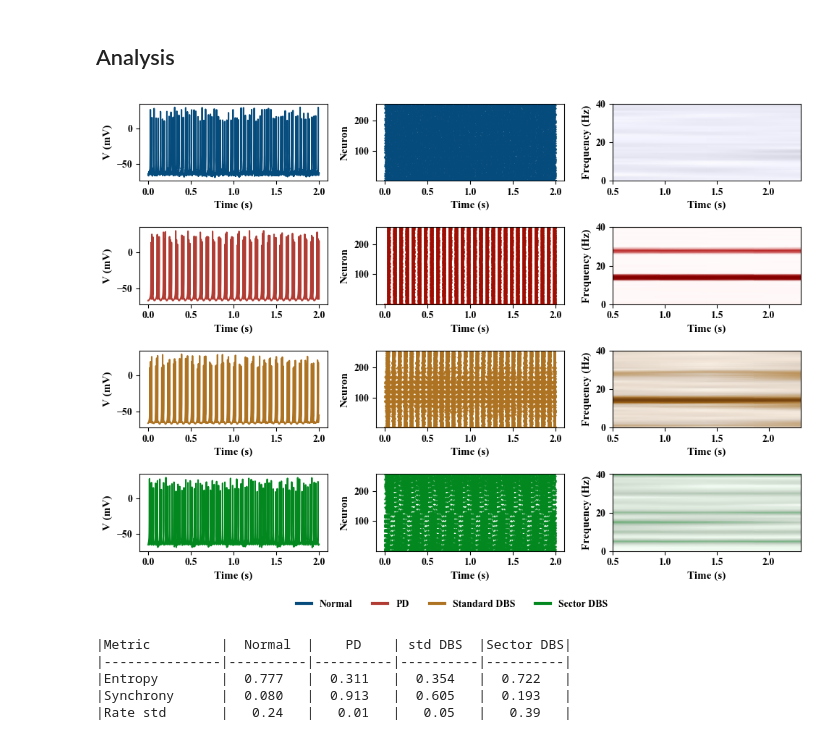
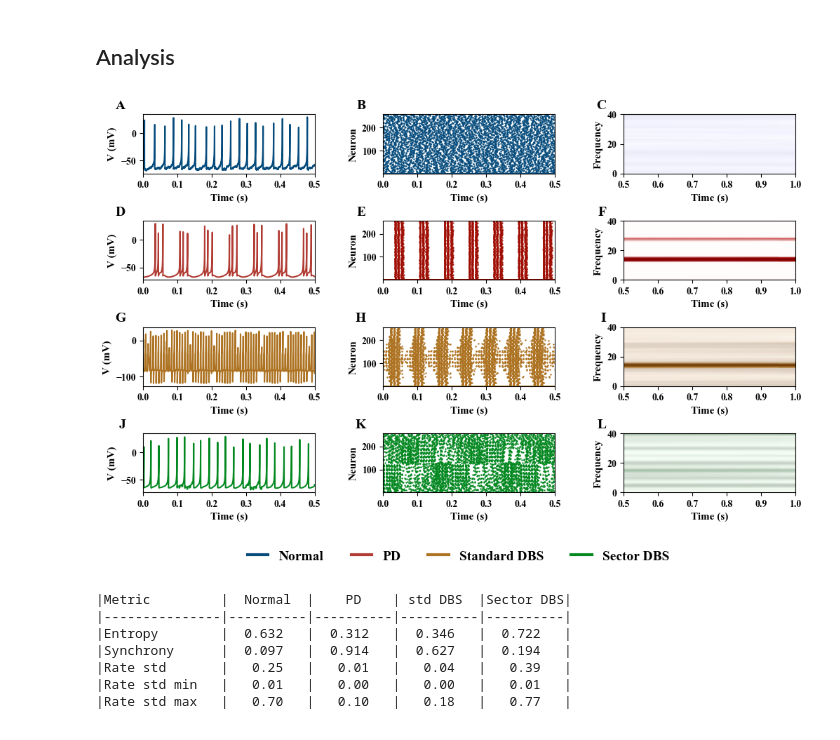
Before and after one commit to CharithaPalika/RotationalDeepBrainStimulation, a Jupyter notebook: simulations/stn_gpe_system/Run_STN_GPe_all_conditions.ipynb, the cells around one changed output. Saved outputs shown, nothing was run; the diff lists cells and outputs as text; code cells hidden in the pictures.

```diff
--- a/simulations/stn_gpe_system/Run_STN_GPe_all_conditions.ipynb
+++ b/simulations/stn_gpe_system/Run_STN_GPe_all_conditions.ipynb
@@ -489,7 +489,7 @@ common_norm = Normalize(vmin=vmin_spec, vmax=vmax_spec)
 
 
 
-fig, axs = plt.subplots(4, 3, figsize=(10, 7), facecolor='white',
+fig, axs = plt.subplots(4, 3, figsize=(12, 7), facecolor='white',
                        gridspec_kw={'height_ratios': [1, 1, 1, 1]})
 fig.patch.set_visible(True)
 fig.patch.set_facecolor('white')
@@ -521,7 +521,7 @@ axs[0, 1].set_ylabel("Neuron")
 
 im1 = axs[0, 2].pcolormesh(t_spec_stn_normal, f_stn_normal, 10 * np.log10(Sxx_stn_normal),
                           cmap=cmap_normal, shading='gouraud',norm=common_norm)
-axs[0, 2].set_ylabel('Frequency (Hz)')
+axs[0, 2].set_ylabel('Frequency')
 axs[0, 2].set_xlabel('Time (s)')
 axs[0, 2].set_ylim(0, 40)
 
@@ -544,13 +544,13 @@ axs[1, 1].set_ylabel("Neuron")
 
 im2 = axs[1, 2].pcolormesh(t_spec_stn_PD, f_stn_PD, 10 * np.log10(Sxx_stn_PD),
                           cmap=cmap_PD, shading='gouraud', norm=common_norm)
-axs[1, 2].set_ylabel('Frequency (Hz)')
+axs[1, 2].set_ylabel('Frequency')
 axs[1, 2].set_xlabel('Time (s)')
 axs[1, 2].set_ylim(0, 40)
 
 
 # ****************std DBS*********************
-axs[2, 0].plot(t_chunk_std_DBS, V_stn_time_all_std_DBS[t_low_std_DBS:t_high_std_DBS, 15, 15], color=colors['std_DBS'])
+axs[2, 0].plot(t_chunk_std_DBS, V_stn_time_all_std_DBS[t_low_std_DBS:t_high_std_DBS, 7,8], color=colors['std_DBS'])
 axs[2, 0].set_xlabel("Time (s)")
 axs[2, 0].set_ylabel("V (mV)")
 
@@ -567,7 +567,7 @@ axs[2, 1].set_ylabel("Neuron")
 
 im3 = axs[2, 2].pcolormesh(t_spec_stn_std_DBS, f_stn_std_DBS, 10 * np.log10(Sxx_stn_std_DBS),
                           cmap=cmap_std_DBS, shading='gouraud', norm=common_norm)
-axs[2, 2].set_ylabel('Frequency (Hz)')
+axs[2, 2].set_ylabel('Frequency')
 axs[2, 2].set_xlabel('Time (s)')
 axs[2, 2].set_ylim(0, 40)
 
@@ -580,38 +580,53 @@ spike_array_stn_sector_DBS = np.array(spike_monitor_stn_sector_DBS[t_low_sector_
 num_neurons_stn_sector_DBS = spike_array_stn_sector_DBS.shape[1]
 time_steps_stn_sector_DBS= spike_array_stn_sector_DBS.shape[0]
 t_raster_sector_DBS = np.linspace(0, time_steps_stn_sector_DBS * h_sector_DBS / 1000, time_steps_stn_sector_DBS)
 for n in range(num_neurons_stn_sector_DBS):
     axs[3, 1].scatter(t_raster_sector_DBS, (n + 1) * spike_array_stn_sector_DBS[:, n], color=colors['sector_DBS'], s=0.5)
 axs[3, 1].set_ylim(0.5, num_neurons_stn_sector_DBS + 0.5)
 axs[3, 1].set_xlabel("Time (s)")
 axs[3, 1].set_ylabel("Neuron")
 
 
 im4 = axs[3, 2].pcolormesh(t_spec_stn_sector_DBS, f_stn_sector_DBS, 10 * np.log10(Sxx_stn_sector_DBS),
                           cmap=cmap_sector_DBS, shading='gouraud',norm=common_norm)
-axs[3, 2].set_ylabel('Frequency (Hz)')
+axs[3, 2].set_ylabel('Frequency')
 axs[3, 2].set_xlabel('Time (s)')
 axs[3, 2].set_ylim(0, 40)
-
 legend_elements = [
         Line2D([0], [0], color=colors['normal'], label='Normal', linewidth=3),
         Line2D([0], [0], color=colors['PD'], label='PD', linewidth=3),
         Line2D([0], [0], color=colors['std_DBS'], label='Standard DBS', linewidth=3),
         Line2D([0], [0], color=colors['sector_DBS'], label='Sector DBS', linewidth=3)
 ]
 
 # Add legend at the bottom of the figure
 fig.legend(handles=legend_elements,
           loc='center',
           bbox_to_anchor=(0.5, -0.02),
           ncol=4,  # Place elements side by side
           frameon=False,
-          handlelength=1.5)  # Length of the lines
+          handlelength=1.5,
+          fontsize=14)  # Length of the lines
+
+labels = ['A', 'B', 'C', 'D', 'E', 'F', 'G', 'H', 'I', 'J', 'K', 'L']
+for n, ax in enumerate(axs.flat):
+    ax.text(-0.1, 1.25, labels[n], transform=ax.transAxes,
+            fontsize=14, fontweight='bold', va='top', ha='right')
 
 
-plt.tight_layout()
+for ax in {axs[0, 0], axs[1, 0], axs[2, 0], axs[3, 0],
+           axs[0, 1], axs[1, 1], axs[2, 1], axs[3, 1]}:
+    ax.set_xlim(0,0.5)
+
+for ax in [axs[0, 2], axs[1, 2], axs[2, 2], axs[3, 2]]:
+    ax.set_xlim(0.5, 1)
+    # x_ticks for given plot. I want to define different ticks from the original
+    # custom x tick
+    # ax.set_xticks(np.arange(0.5, 1, 0.2), minor=True, labels=[0.0, 0.2, 0.4])
+plt.subplots_adjust(wspace=0.4, hspace=0.8)
+# plt.tight_layout()
 # %% [output]
-[figure, old version]
+[figure, new version]
 # %%
 
 # Print metrics in table format
@@ -621,9 +636,13 @@ print(f'|{"Entropy":<15}|{avg_entropy_stn_normal:^10.3f}|{avg_entropy_stn_PD:^10
 print(f'|{"Synchrony":<15}|{Ravg_stn_normal:^10.3f}|{Ravg_stn_PD:^10.3f}|{Ravg_stn_std_DBS:^10.3f}|{Ravg_stn_sector_DBS:^10.3f}|')
 # print(f'|{"Frequency":<15}|{frequency_avg_STN:^10.3f}|{frequency_avg_GPe:^10.3f}|')
 print(f'|{"Rate std":<15}|{mean_std_normal:^10.2f}|{mean_std_PD:^10.2f}|{mean_std_std_DBS:^10.2f}|{mean_std_sector_DBS:^10.2f}|')
+print(f'|{"Rate std min":<15}|{min_std_normal:^10.2f}|{min_std_PD:^10.2f}|{min_std_std_DBS:^10.2f}|{min_std_sector_DBS:^10.2f}|')
+print(f'|{"Rate std max":<15}|{max_std_normal:^10.2f}|{max_std_PD:^10.2f}|{max_std_std_DBS:^10.2f}|{max_std_sector_DBS:^10.2f}|')
 # %% [output]
 |Metric         |  Normal  |    PD    | std DBS  |Sector DBS|
 |---------------|----------|----------|----------|----------|
-|Entropy        |  0.777   |  0.311   |  0.354   |  0.722   |
-|Synchrony      |  0.080   |  0.913   |  0.605   |  0.193   |
-|Rate std       |   0.24   |   0.01   |   0.05   |   0.39   |
+|Entropy        |  0.632   |  0.312   |  0.346   |  0.722   |
+|Synchrony      |  0.097   |  0.914   |  0.627   |  0.194   |
+|Rate std       |   0.25   |   0.01   |   0.04   |   0.39   |
+|Rate std min   |   0.01   |   0.00   |   0.00   |   0.01   |
+|Rate std max   |   0.70   |   0.10   |   0.18   |   0.77   |
```
Also changed, not shown: parts of 1 cell of this notebook, 1 other file.
